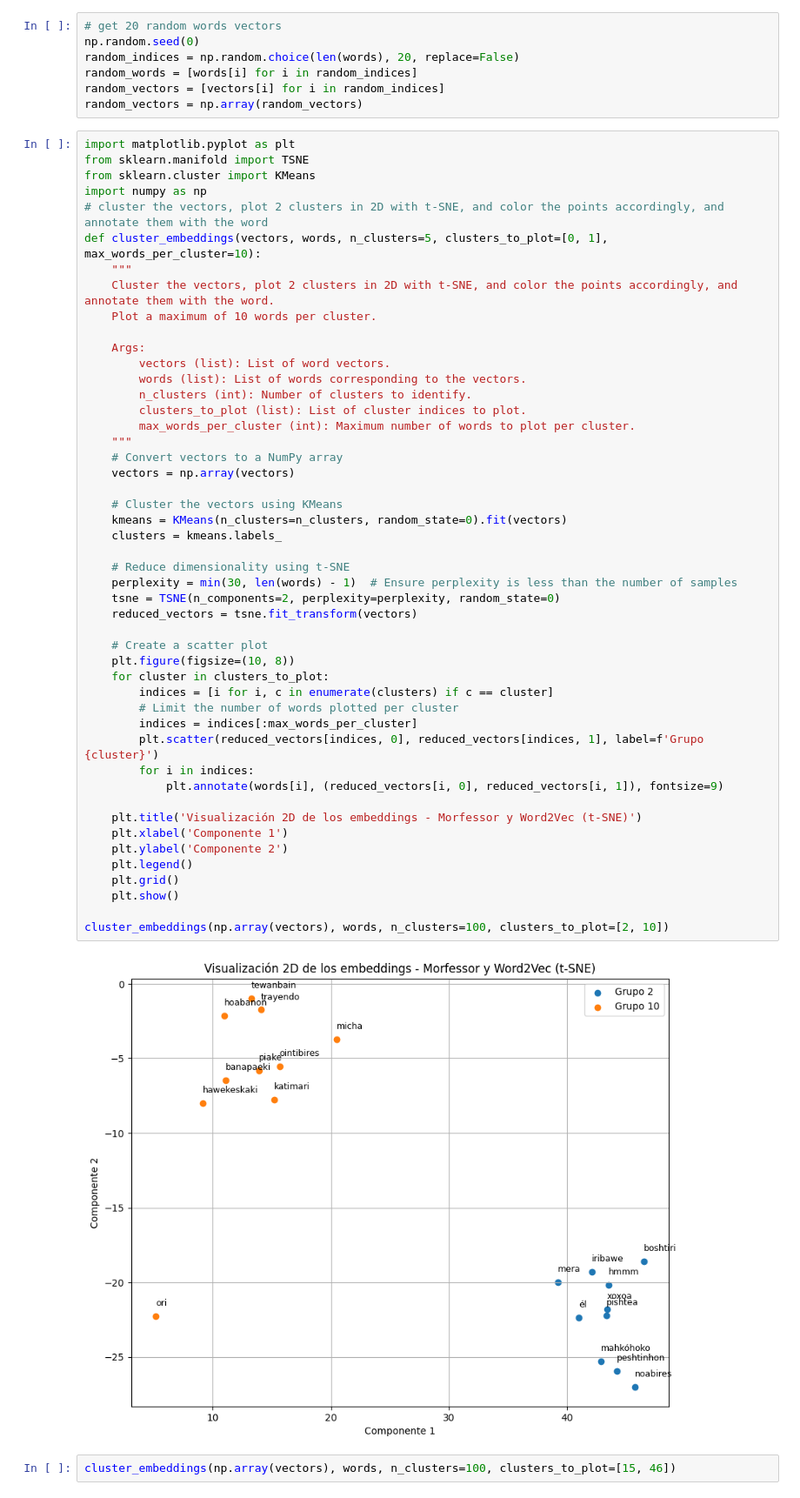
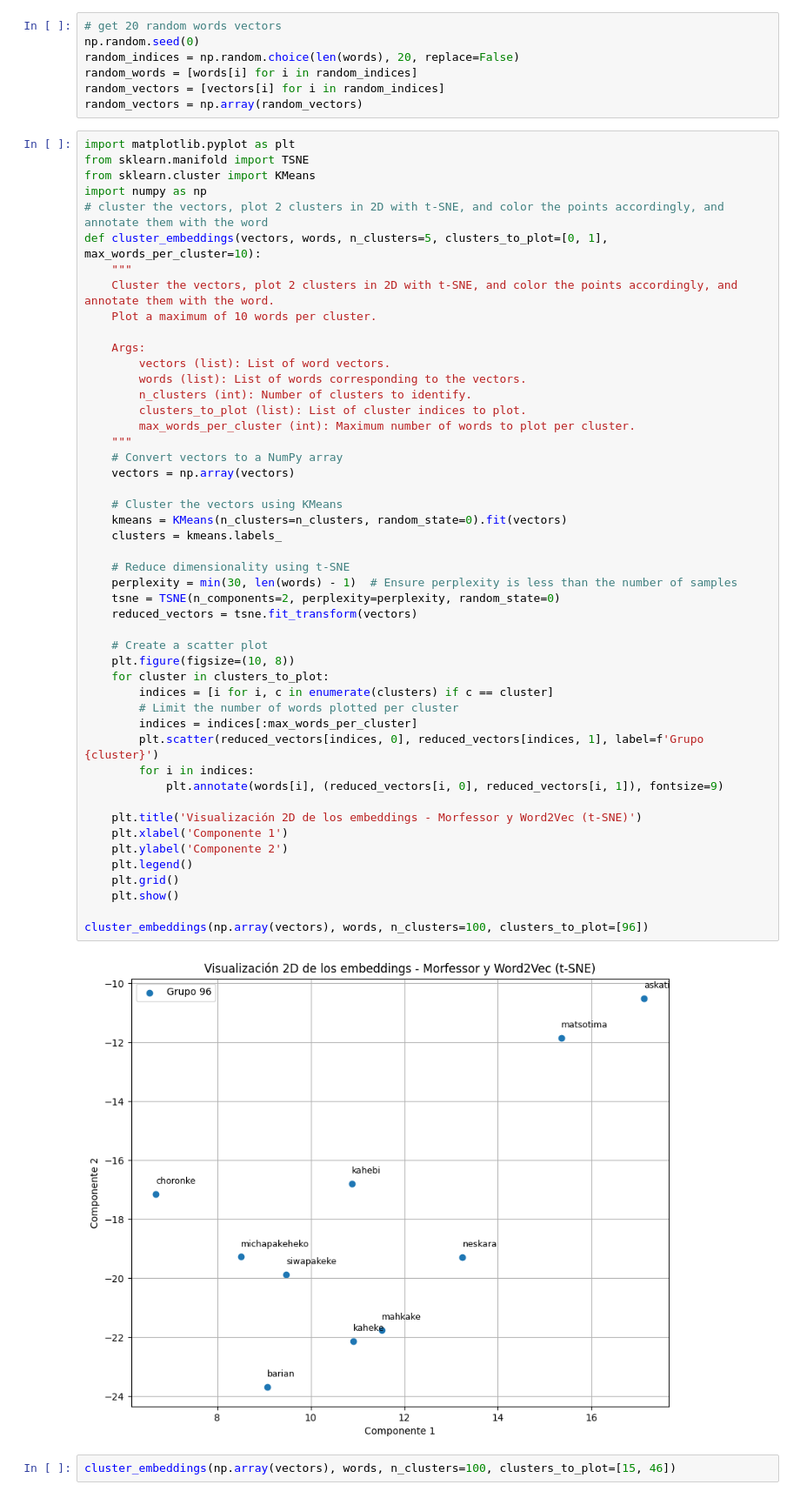
Before and after one commit to amyyy09/langmodel-iskonawa, a Jupyter notebook: O3/word2vec/morfessor2vec.ipynb, the cells around one changed output. Shown at 87% size. Saved outputs shown, nothing was run; the diff lists cells and outputs as text.

```diff
--- a/O3/word2vec/morfessor2vec.ipynb
+++ b/O3/word2vec/morfessor2vec.ipynb
@@ -105,35 +105,35 @@ def cluster_embeddings(vectors, words, n_clusters=5, clusters_to_plot=[0, 1], ma
     # Convert vectors to a NumPy array
     vectors = np.array(vectors)
 
     # Cluster the vectors using KMeans
     kmeans = KMeans(n_clusters=n_clusters, random_state=0).fit(vectors)
     clusters = kmeans.labels_
 
     # Reduce dimensionality using t-SNE
     perplexity = min(30, len(words) - 1)  # Ensure perplexity is less than the number of samples
     tsne = TSNE(n_components=2, perplexity=perplexity, random_state=0)
     reduced_vectors = tsne.fit_transform(vectors)
 
     # Create a scatter plot
     plt.figure(figsize=(10, 8))
     for cluster in clusters_to_plot:
         indices = [i for i, c in enumerate(clusters) if c == cluster]
         # Limit the number of words plotted per cluster
         indices = indices[:max_words_per_cluster]
         plt.scatter(reduced_vectors[indices, 0], reduced_vectors[indices, 1], label=f'Grupo {cluster}')
         for i in indices:
             plt.annotate(words[i], (reduced_vectors[i, 0], reduced_vectors[i, 1]), fontsize=9)
 
     plt.title('Visualización 2D de los embeddings - Morfessor y Word2Vec (t-SNE)')
     plt.xlabel('Componente 1')
     plt.ylabel('Componente 2')
     plt.legend()
     plt.grid()
     plt.show()
 
-cluster_embeddings(np.array(vectors), words, n_clusters=100, clusters_to_plot=[2, 10])
+cluster_embeddings(np.array(vectors), words, n_clusters=100, clusters_to_plot=[96])
 # %% [output]
-[figure, old version]
+[figure, new version]
 # %%
 cluster_embeddings(np.array(vectors), words, n_clusters=100, clusters_to_plot=[15, 46])
 # %% [output]
```
Also changed, not shown: 1 other file.
